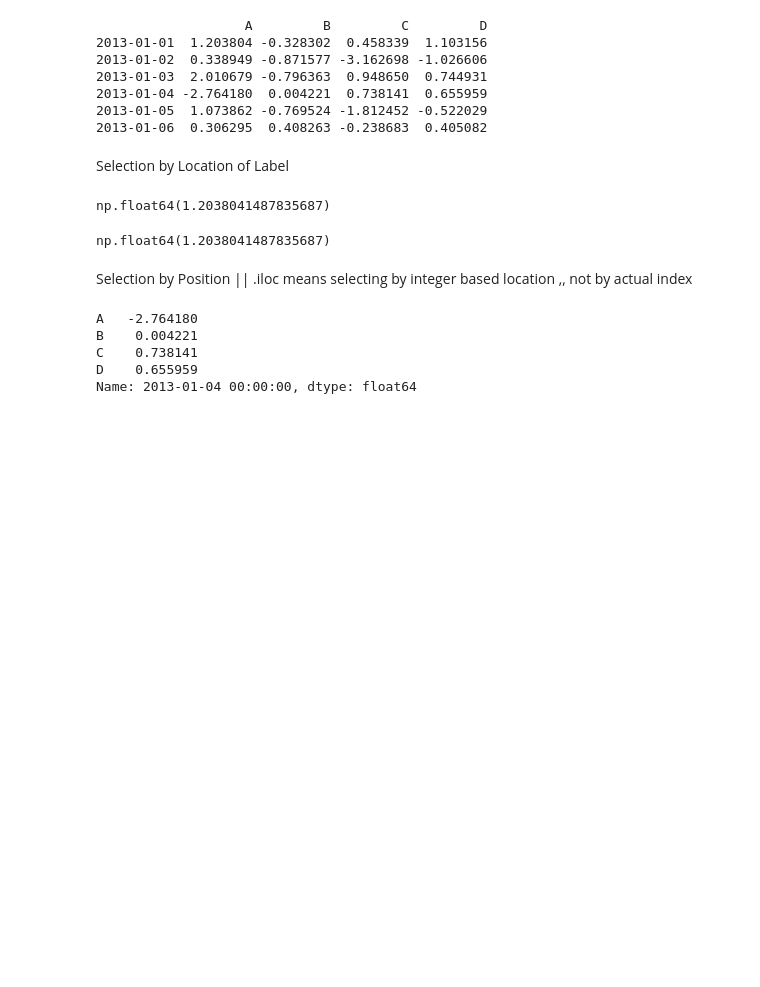
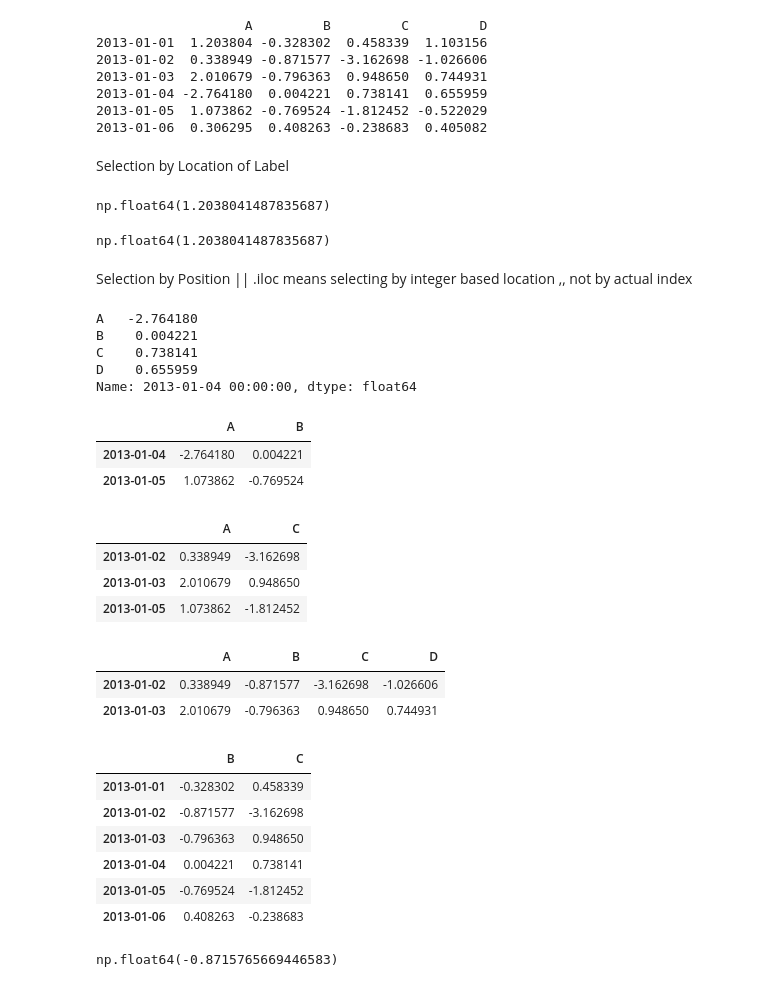
Before and after one commit to BimalGhimire38/PanDas_for_data_science_and_machine_learning, a Jupyter notebook: bhadra_07.ipynb, the cells around one changed output. Cells and saved outputs as stored; diff of their text form; code cells hidden in the pictures; blank space fills up the shorter version.

```diff
--- a/bhadra_07.ipynb
+++ b/bhadra_07.ipynb
@@ -178,3 +178,36 @@ B    0.004221
 C    0.738141
 D    0.655959
 Name: 2013-01-04 00:00:00, dtype: float64
+# %%
+df.iloc[3:5,0:2]
+# %% [output]
+|  | A | B |
+| 2013-01-04 | -2.764180 | 0.004221 |
+| 2013-01-05 | 1.073862 | -0.769524 |
+# %%
+df.iloc[[1,2,4],[0,2]]
+# %% [output]
+|  | A | C |
+| 2013-01-02 | 0.338949 | -3.162698 |
+| 2013-01-03 | 2.010679 | 0.948650 |
+| 2013-01-05 | 1.073862 | -1.812452 |
+# %%
+df.iloc[1:3,]
+# %% [output]
+|  | A | B | C | D |
+| 2013-01-02 | 0.338949 | -0.871577 | -3.162698 | -1.026606 |
+| 2013-01-03 | 2.010679 | -0.796363 | 0.948650 | 0.744931 |
+# %%
+df.iloc[:,1:3]
+# %% [output]
+|  | B | C |
+| 2013-01-01 | -0.328302 | 0.458339 |
+| 2013-01-02 | -0.871577 | -3.162698 |
+| 2013-01-03 | -0.796363 | 0.948650 |
+| 2013-01-04 | 0.004221 | 0.738141 |
+| 2013-01-05 | -0.769524 | -1.812452 |
+| 2013-01-06 | 0.408263 | -0.238683 |
+# %%
+df.iloc[1,1]
+# %% [output]
+np.float64(-0.8715765669446583)
```
Also changed, not shown: parts of 7 cells of this notebook.
